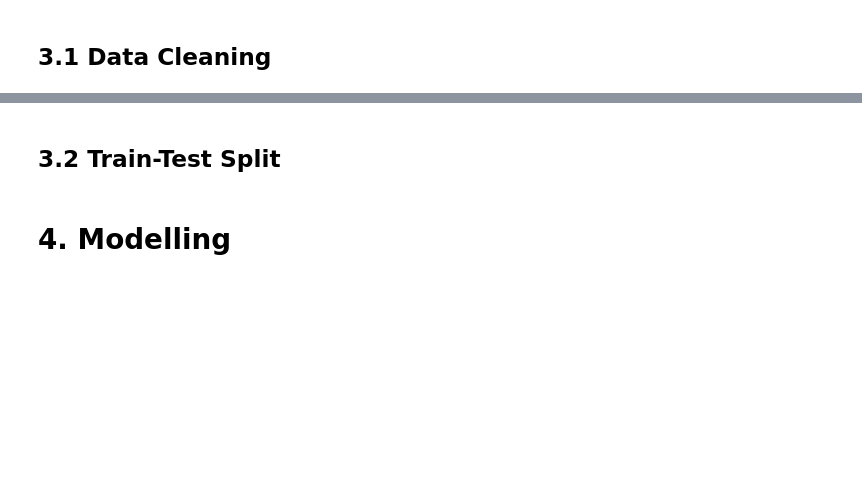
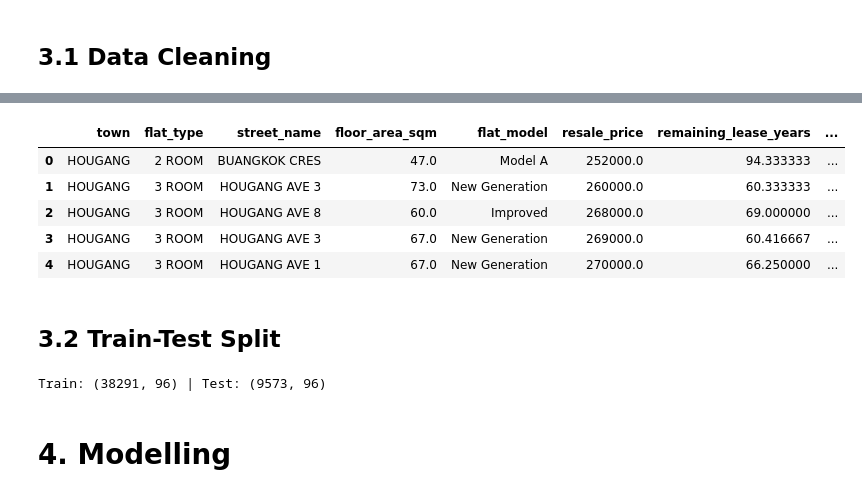
Before and after one commit to niroxzv/mldpschooljunyu, a Jupyter notebook: MLDP Program Codes Submission Template(1).ipynb, the cells around one changed output, grey strips where cells are left out. Drawn from its saved outputs; the diff is of its cells as text; code cells hidden in the pictures; blank space fills up the shorter version.

Commit message:
randomforest regression first run

```diff
--- a/MLDP Program Codes Submission Template(1).ipynb
+++ b/MLDP Program Codes Submission Template(1).ipynb
@@ -173,7 +205,84 @@ plt.show()
+# %%
+## Clean data
+# df is already filtered to our chosen towns at load time (section 2.1)
+df_clean = df.copy()
+
+# 'remaining_lease' is text like "61 years 04 months" -> convert to a numeric value in years
+def parse_lease(text):
+    parts = text.split()
+    years = months = 0
+    for i, p in enumerate(parts):
+        if p.startswith('year'):
+            years = int(parts[i - 1])
+        elif p.startswith('month'):
+            months = int(parts[i - 1])
+    return years + months / 12
+
+df_clean['remaining_lease_years'] = df_clean['remaining_lease'].apply(parse_lease)
+
+# 'month' is text like "2017-01" -> months elapsed since the start of the data.
+# Prices rose ~50% over this period, and a plain year number would lose the
+# movement within each year.
+sale_date = pd.to_datetime(df_clean['month'])
+df_clean['months_since_2017'] = (sale_date.dt.year - 2017) * 12 + (sale_date.dt.month - 1)
+
+# 'storey_range' is text like "10 TO 12" -> take the middle floor as a number.
+# One-hot encoding would lose the fact that higher floors are higher.
+df_clean['storey_mid'] = (
+    df_clean['storey_range']
+    .str.split(' TO ')
+    .apply(lambda x: (int(x[0]) + int(x[1])) / 2)
+)
+
+# 'flat_model' has one inconsistently-cased value, plus a few categories with
+# too few rows to learn from -> group those into 'Other' (6 categories, 198 rows)
+df_clean['flat_model'] = df_clean['flat_model'].replace({'2-room': '2-Room'})
+model_counts = df_clean['flat_model'].value_counts()
+rare_models = model_counts[model_counts < 100].index
+df_clean['flat_model'] = df_clean['flat_model'].where(
+    ~df_clean['flat_model'].isin(rare_models), 'Other'  #SHOULD I DO THIS THO OR SHOULD I JUST DROP OR TAKE INTO CONSIDERATION IDK LEH
+)
+
+# Drop columns we won't use as features:
+#  - month / remaining_lease / storey_range: replaced by the numeric versions above
+#  - block: 1430 unique values, and the number alone means nothing across streets
+#  - lease_commence_date: = 99 - (sale date - remaining_lease_years), so the two
+#    columns above already contain it
+df_clean = df_clean.drop(columns=[
+    'month', 'remaining_lease', 'storey_range', 'block', 'lease_commence_date'
+])
+
+df_clean.head()
+# %% [output]
+|  | town | flat_type | street_name | floor_area_sqm | flat_model | resale_price | remaining_lease_years | ... |
+| 0 | HOUGANG | 2 ROOM | BUANGKOK CRES | 47.0 | Model A | 252000.0 | 94.333333 | ... |
+| 1 | HOUGANG | 3 ROOM | HOUGANG AVE 3 | 73.0 | New Generation | 260000.0 | 60.333333 | ... |
+| 2 | HOUGANG | 3 ROOM | HOUGANG AVE 8 | 60.0 | Improved | 268000.0 | 69.000000 | ... |
+| 3 | HOUGANG | 3 ROOM | HOUGANG AVE 3 | 67.0 | New Generation | 269000.0 | 60.416667 | ... |
+| 4 | HOUGANG | 3 ROOM | HOUGANG AVE 1 | 67.0 | New Generation | 270000.0 | 66.250000 | ... |
 # %% [markdown]
 ## 3.2 Train-Test Split
 # %%
 ## Split data into train set and test set
+from sklearn.model_selection import train_test_split
+
+#seperate target variable from features
+X = df_clean.drop(columns=['resale_price'])
+y = df_clean['resale_price']
+
+# One-hot encode the categorical columns
+X = pd.get_dummies(X, columns=['town', 'flat_type', 'street_name', 'flat_model'])
+
+# Save the column list -- the app needs it to line its input up with the model
+model_columns = X.columns.tolist()
+
+X_train, X_test, y_train, y_test = train_test_split(
+    X, y, test_size=0.2, random_state=42
+)
+
+print('Train:', X_train.shape, '| Test:', X_test.shape)
+# %% [output]
+Train: (38291, 96) | Test: (9573, 96)
 # %% [markdown]
 # 4. Modelling
 # %% [markdown]
```
Also changed, not shown: parts of 4 cells of this notebook.
